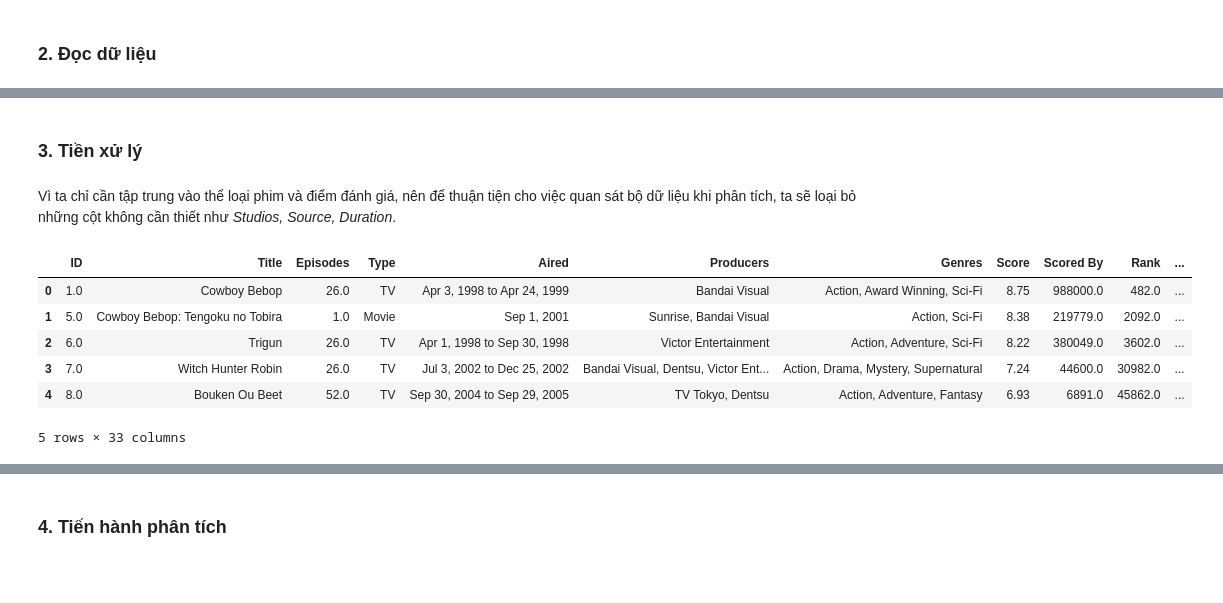
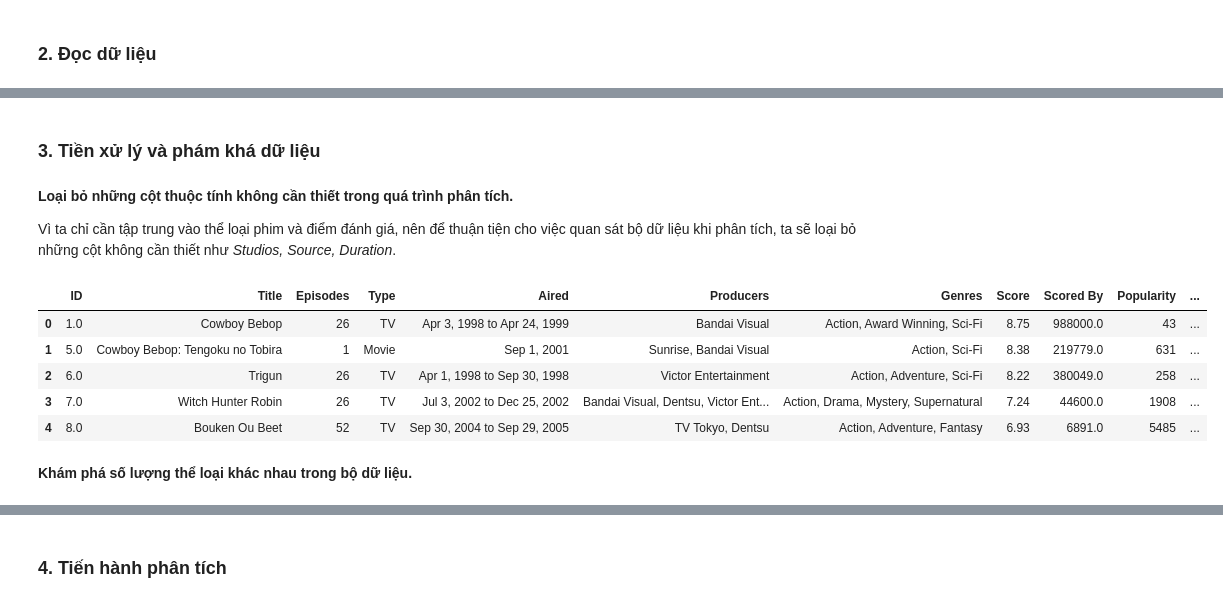
Before and after one commit to V1nk4n/Intro2DS_FinalProject, a Jupyter notebook: data_questions/question_lngthan.ipynb, the cells around one changed output, grey strips where cells are left out. Saved outputs shown, nothing was run; the diff lists cells and outputs as text; code cells hidden in the pictures; blank space fills up the shorter version.

```diff
--- a/data_questions/question_lngthan.ipynb
+++ b/data_questions/question_lngthan.ipynb
@@ -15,6 +21,7 @@ from dateutil import parser
 # %% [markdown]
 ### 2. Đọc dữ liệu
 # %%
-df = pd.read_csv('anime_genres_encoded.csv')
+df = pd.read_csv('../data/anime_preprocessing.csv')
+print(f'Dữ liệu có tổng cộng {df.shape[0]} dòng và {df.shape[1]} cột.')
 df.head()
 # %% [output]
@@ -66,16 +35,20 @@ Ta sẽ phân tích sơ qua về đặc điểm của các thể loại để c
 # %% [markdown]
-### 3. Tiền xử lý
+### 3. Tiền xử lý và phám khá dữ liệu
 # %% [markdown]
+**Loại bỏ những cột thuộc tính không cần thiết trong quá trình phân tích.**
+
 Vì ta chỉ cần tập trung vào thể loại phim và điểm đánh giá, nên để thuận tiện cho việc quan sát bộ dữ liệu khi phân tích, ta sẽ loại bỏ những cột không cần thiết như *Studios, Source, Duration*.
 # %%
 # Loại bỏ những cột thuộc tính không cần thiết trong quá trình phân tích
-df = df.drop(columns=['Studios', 'Source', 'Duration'])
+df = df.drop(columns=['Studios', 'Source', 'Duration (mins)'])
 df.head()
 # %% [output]
-|  | ID | Title | Episodes | Type | Aired | Producers | Genres | Score | Scored By | Rank | ... |
-| 0 | 1.0 | Cowboy Bebop | 26.0 | TV | Apr 3, 1998 to Apr 24, 1999 | Bandai Visual | Action, Award Winning, Sci-Fi | 8.75 | 988000.0 | 482.0 | ... |
-| 1 | 5.0 | Cowboy Bebop: Tengoku no Tobira | 1.0 | Movie | Sep 1, 2001 | Sunrise, Bandai Visual | Action, Sci-Fi | 8.38 | 219779.0 | 2092.0 | ... |
-| 2 | 6.0 | Trigun | 26.0 | TV | Apr 1, 1998 to Sep 30, 1998 | Victor Entertainment | Action, Adventure, Sci-Fi | 8.22 | 380049.0 | 3602.0 | ... |
-| 3 | 7.0 | Witch Hunter Robin | 26.0 | TV | Jul 3, 2002 to Dec 25, 2002 | Bandai Visual, Dentsu, Victor Ent... | Action, Drama, Mystery, Supernatural | 7.24 | 44600.0 | 30982.0 | ... |
-| 4 | 8.0 | Bouken Ou Beet | 52.0 | TV | Sep 30, 2004 to Sep 29, 2005 | TV Tokyo, Dentsu | Action, Adventure, Fantasy | 6.93 | 6891.0 | 45862.0 | ... |
+|  | ID | Title | Episodes | Type | Aired | Producers | Genres | Score | Scored By | Popularity | ... |
+| 0 | 1.0 | Cowboy Bebop | 26 | TV | Apr 3, 1998 to Apr 24, 1999 | Bandai Visual | Action, Award Winning, Sci-Fi | 8.75 | 988000.0 | 43 | ... |
+| 1 | 5.0 | Cowboy Bebop: Tengoku no Tobira | 1 | Movie | Sep 1, 2001 | Sunrise, Bandai Visual | Action, Sci-Fi | 8.38 | 219779.0 | 631 | ... |
+| 2 | 6.0 | Trigun | 26 | TV | Apr 1, 1998 to Sep 30, 1998 | Victor Entertainment | Action, Adventure, Sci-Fi | 8.22 | 380049.0 | 258 | ... |
+| 3 | 7.0 | Witch Hunter Robin | 26 | TV | Jul 3, 2002 to Dec 25, 2002 | Bandai Visual, Dentsu, Victor Ent... | Action, Drama, Mystery, Supernatural | 7.24 | 44600.0 | 1908 | ... |
+| 4 | 8.0 | Bouken Ou Beet | 52 | TV | Sep 30, 2004 to Sep 29, 2005 | TV Tokyo, Dentsu | Action, Adventure, Fantasy | 6.93 | 6891.0 | 5485 | ... |
-5 rows × 33 columns
+# %% [markdown]
+
+**Khám phá số lượng thể loại khác nhau trong bộ dữ liệu.**
```
Also changed, not shown: parts of 33 cells of this notebook, 1 other file.
